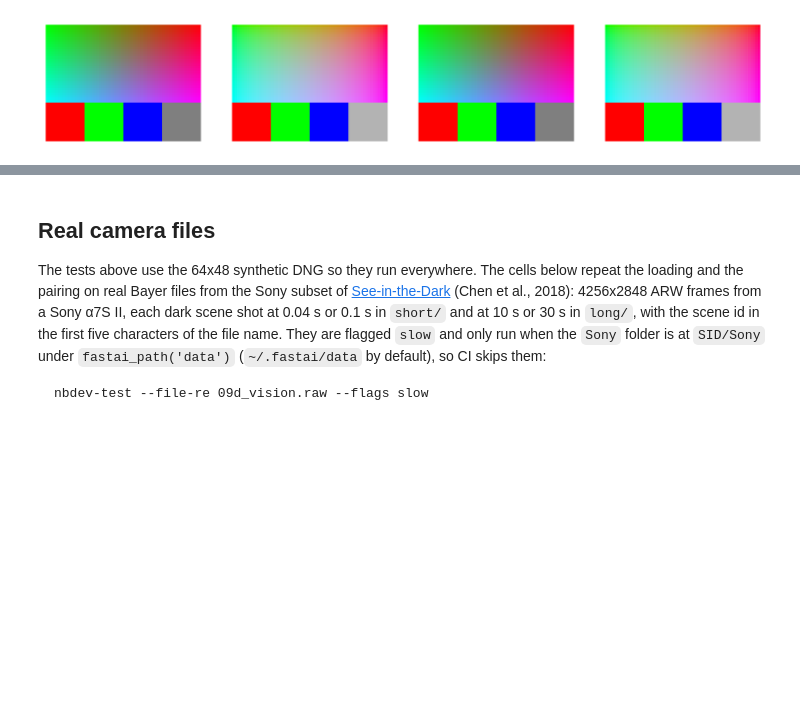
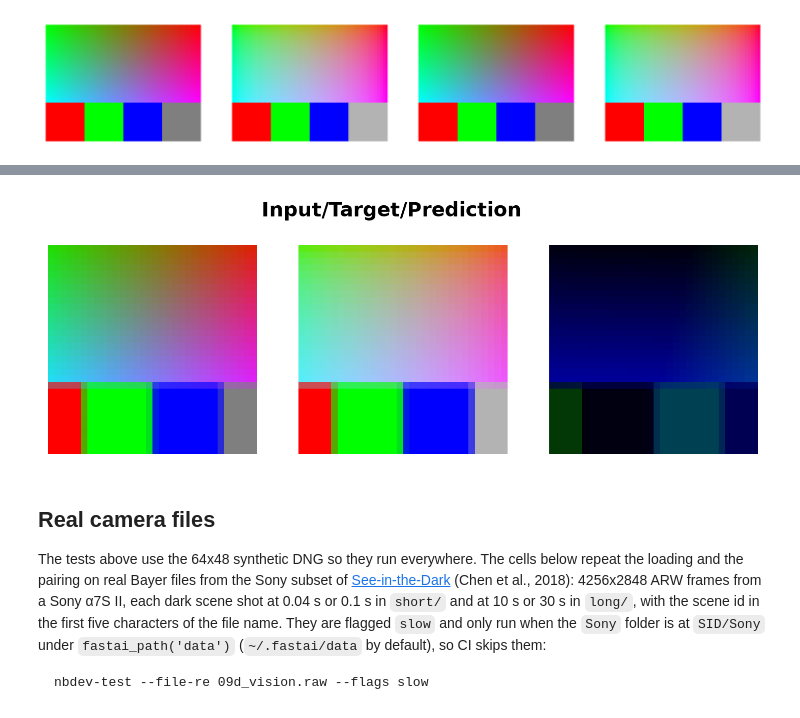
Before and after one commit to lejrn/fastai, a Jupyter notebook: nbs/09d_vision.raw.ipynb, the cells around one changed output, grey strips where cells are left out. Saved outputs shown, nothing was run; the diff lists cells and outputs as text; code cells hidden in the pictures; blank space fills up the shorter version.

```diff
--- a/nbs/09d_vision.raw.ipynb
+++ b/nbs/09d_vision.raw.ipynb
@@ -177,3 +257,12 @@ dls.show_batch(max_n=2)
+# %%
+learn = Learner(pairs.new(item_tfms=Resize(32)).dataloaders('.', bs=2, num_workers=0), nn.Conv2d(3,3,1), loss_func=MSELossFlat())
+with learn.no_bar():
+    out = learn.predict(TEST_RAW)[0]
+    learn.show_results(max_n=2)
+test_eq(type(out), TensorRawImage); test_eq(out.shape, (3,32,32))
+assert 0 <= out.min() <= out.max() <= 1   # predictions are decoded like targets, so they are clamped for display
+# %% [output]
+[figure, added]
 # %% [markdown]
 ## Real camera files
 
```
Also changed, not shown: parts of 18 cells of this notebook.
